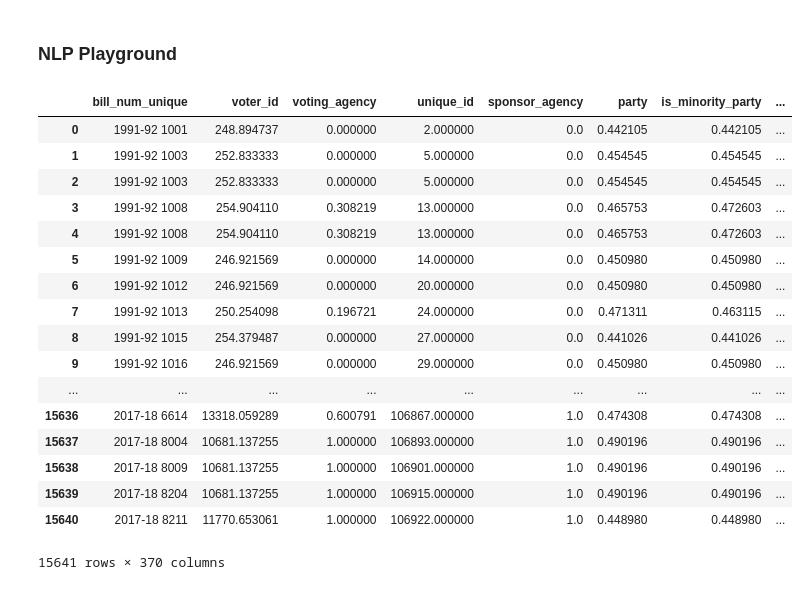
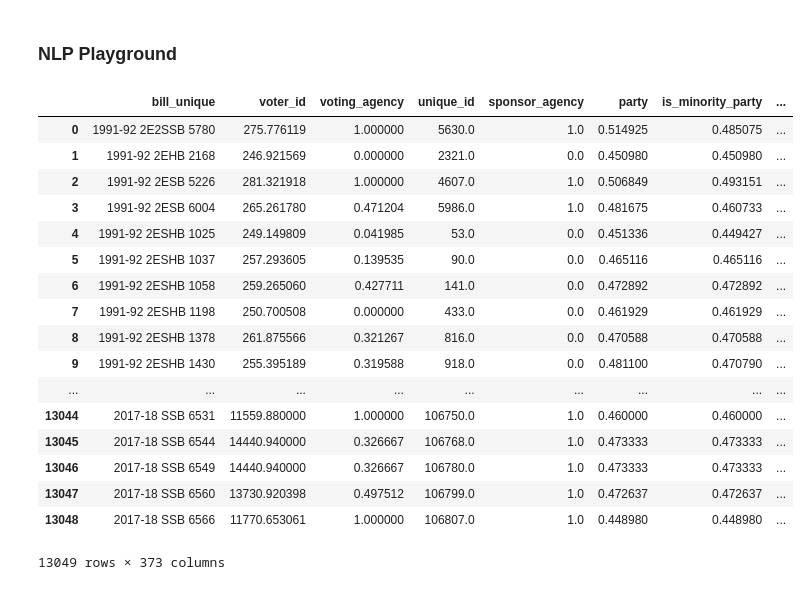
Before and after one commit to ekarboski/washington_state_legislation, a Jupyter notebook: Controversy-score.ipynb, the cells around one changed output. Saved outputs shown, nothing was run; the diff lists cells and outputs as text; code cells hidden in the pictures.

Commit message:
Add nlp to controversy model

```diff
--- a/Controversy-score.ipynb
+++ b/Controversy-score.ipynb
@@ -305,11 +305,11 @@ ax.scatter(y_test_baseline, y_pred_baseline, alpha=0.01)
 # %%
 topic_df = pd.read_csv('topic_staging_better.csv', sep="|")
 # %%
-topic_df['bill_num_unique'] = topic_df['biennium'] + ' ' + topic_df['bill_num'].apply(str)
+topic_df['bill_unique'] = topic_df['biennium'] + ' ' + topic_df['bill_id'].apply(str)
 # %%
 topic_df = topic_df.drop('biennium', axis=1)
 # %%
-controversy_topics_df = controversy_X.merge(topic_df, how='left', on='bill_num_unique')
+controversy_topics_df = controversy_X.merge(topic_df, how='left', on='bill_unique')
 # %%
 controversy_topics_df = controversy_topics_df[controversy_topics_df['HORSE'].notnull()]
 # %%
@@ -382,28 +382,26 @@ features_importances_sorted[0:20]
 ### NLP Playground
 # %%
 # Merge bill_text to X_train and X_test
-controversy_topics_df = controversy_topics_df.merge(bill_text_df_cleaned, how='left', on=['unique_id'])
-controversy_topics_df = controversy_topics_df.drop(['index', 'htm_url', 'first_date_read'], axis=1)
+controversy_billtext_df = controversy_topics_df.merge(bill_text_df_cleaned, how='left', on=['unique_id'])
+controversy_billtext_df
+# %% [output]
+|  | bill_unique | voter_id | voting_agency | unique_id | sponsor_agency | party | is_minority_party | ... |
+| 0 | 1991-92 2E2SSB 5780 | 275.776119 | 1.000000 | 5630.0 | 1.0 | 0.514925 | 0.485075 | ... |
+| 1 | 1991-92 2EHB 2168 | 246.921569 | 0.000000 | 2321.0 | 0.0 | 0.450980 | 0.450980 | ... |
+| 2 | 1991-92 2ESB 5226 | 281.321918 | 1.000000 | 4607.0 | 1.0 | 0.506849 | 0.493151 | ... |
+| 3 | 1991-92 2ESB 6004 | 265.261780 | 0.471204 | 5986.0 | 1.0 | 0.481675 | 0.460733 | ... |
+| 4 | 1991-92 2ESHB 1025 | 249.149809 | 0.041985 | 53.0 | 0.0 | 0.451336 | 0.449427 | ... |
+| 5 | 1991-92 2ESHB 1037 | 257.293605 | 0.139535 | 90.0 | 0.0 | 0.465116 | 0.465116 | ... |
+| 6 | 1991-92 2ESHB 1058 | 259.265060 | 0.427711 | 141.0 | 0.0 | 0.472892 | 0.472892 | ... |
+| 7 | 1991-92 2ESHB 1198 | 250.700508 | 0.000000 | 433.0 | 0.0 | 0.461929 | 0.461929 | ... |
+| 8 | 1991-92 2ESHB 1378 | 261.875566 | 0.321267 | 816.0 | 0.0 | 0.470588 | 0.470588 | ... |
+| 9 | 1991-92 2ESHB 1430 | 255.395189 | 0.319588 | 918.0 | 0.0 | 0.481100 | 0.470790 | ... |
+| ... | ... | ... | ... | ... | ... | ... | ... | ... |
+| 13044 | 2017-18 SSB 6531 | 11559.880000 | 1.000000 | 106750.0 | 1.0 | 0.460000 | 0.460000 | ... |
+| 13045 | 2017-18 SSB 6544 | 14440.940000 | 0.326667 | 106768.0 | 1.0 | 0.473333 | 0.473333 | ... |
+| 13046 | 2017-18 SSB 6549 | 14440.940000 | 0.326667 | 106780.0 | 1.0 | 0.473333 | 0.473333 | ... |
+| 13047 | 2017-18 SSB 6560 | 13730.920398 | 0.497512 | 106799.0 | 1.0 | 0.472637 | 0.472637 | ... |
+| 13048 | 2017-18 SSB 6566 | 11770.653061 | 1.000000 | 106807.0 | 1.0 | 0.448980 | 0.448980 | ... |
+13049 rows × 373 columns
-# %%
-controversy_topics_df
-# %% [output]
-|  | bill_num_unique | voter_id | voting_agency | unique_id | sponsor_agency | party | is_minority_party | ... |
-| 0 | 1991-92 1001 | 248.894737 | 0.000000 | 2.000000 | 0.0 | 0.442105 | 0.442105 | ... |
-| 1 | 1991-92 1003 | 252.833333 | 0.000000 | 5.000000 | 0.0 | 0.454545 | 0.454545 | ... |
-| 2 | 1991-92 1003 | 252.833333 | 0.000000 | 5.000000 | 0.0 | 0.454545 | 0.454545 | ... |
-| 3 | 1991-92 1008 | 254.904110 | 0.308219 | 13.000000 | 0.0 | 0.465753 | 0.472603 | ... |
-| 4 | 1991-92 1008 | 254.904110 | 0.308219 | 13.000000 | 0.0 | 0.465753 | 0.472603 | ... |
-| 5 | 1991-92 1009 | 246.921569 | 0.000000 | 14.000000 | 0.0 | 0.450980 | 0.450980 | ... |
-| 6 | 1991-92 1012 | 246.921569 | 0.000000 | 20.000000 | 0.0 | 0.450980 | 0.450980 | ... |
-| 7 | 1991-92 1013 | 250.254098 | 0.196721 | 24.000000 | 0.0 | 0.471311 | 0.463115 | ... |
-| 8 | 1991-92 1015 | 254.379487 | 0.000000 | 27.000000 | 0.0 | 0.441026 | 0.441026 | ... |
-| 9 | 1991-92 1016 | 246.921569 | 0.000000 | 29.000000 | 0.0 | 0.450980 | 0.450980 | ... |
-| ... | ... | ... | ... | ... | ... | ... | ... | ... |
-| 15636 | 2017-18 6614 | 13318.059289 | 0.600791 | 106867.000000 | 1.0 | 0.474308 | 0.474308 | ... |
-| 15637 | 2017-18 8004 | 10681.137255 | 1.000000 | 106893.000000 | 1.0 | 0.490196 | 0.490196 | ... |
-| 15638 | 2017-18 8009 | 10681.137255 | 1.000000 | 106901.000000 | 1.0 | 0.490196 | 0.490196 | ... |
-| 15639 | 2017-18 8204 | 10681.137255 | 1.000000 | 106915.000000 | 1.0 | 0.490196 | 0.490196 | ... |
-| 15640 | 2017-18 8211 | 11770.653061 | 1.000000 | 106922.000000 | 1.0 | 0.448980 | 0.448980 | ... |
-15641 rows × 370 columns
 # %%
 # Make X and y
```
Also changed, not shown: parts of 23 cells of this notebook.
